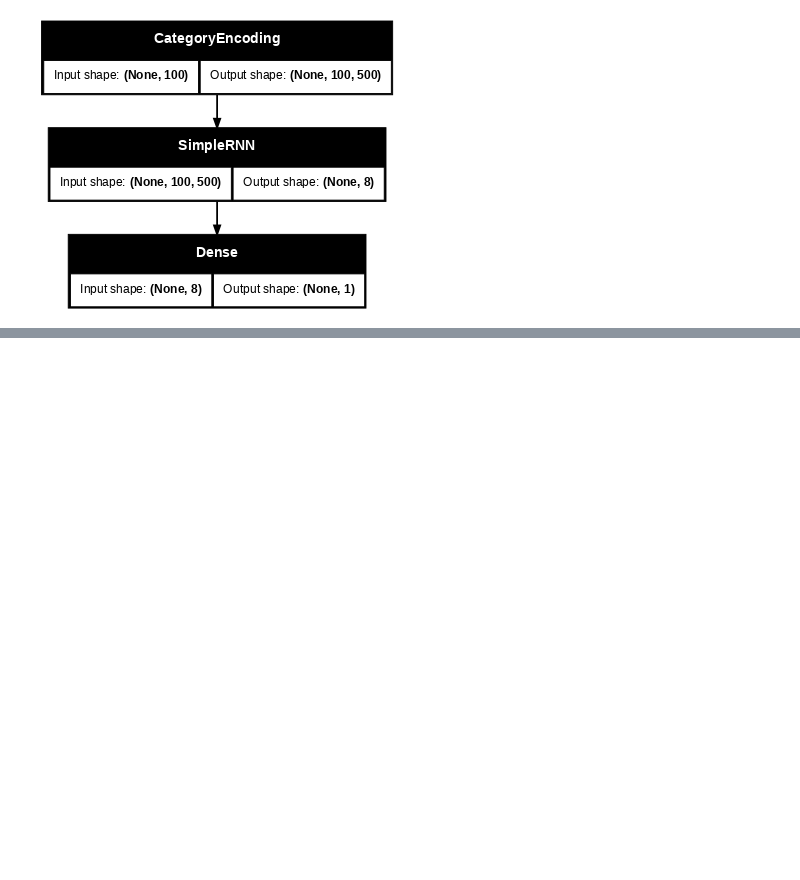
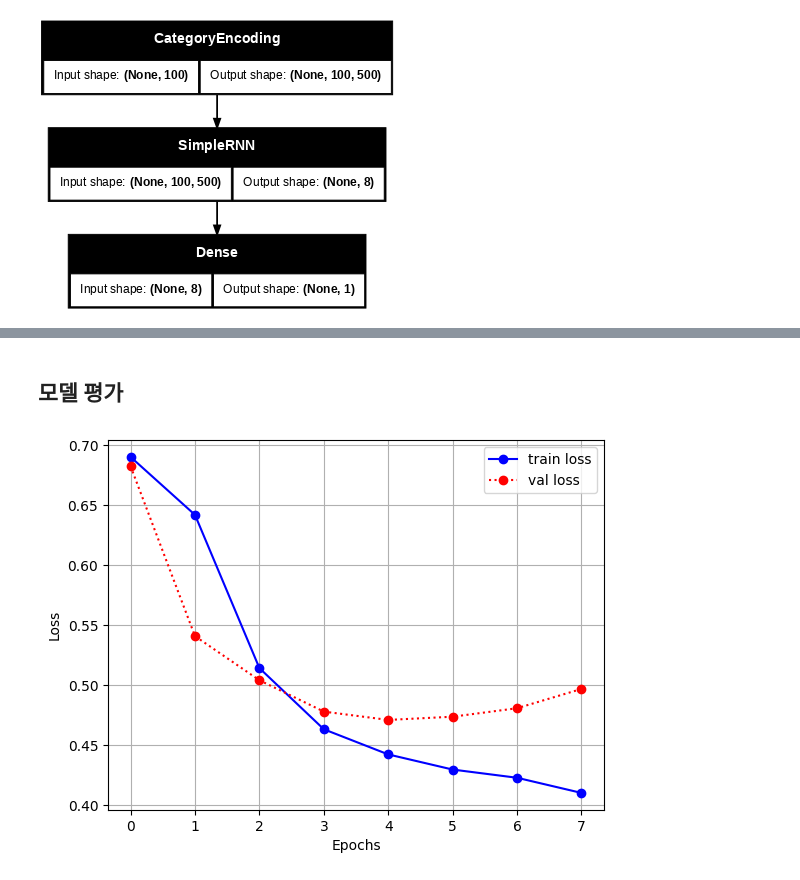
Before and after one commit to eogks1235-byte/DEEP_Learning-feat.Jake-Oh, a Jupyter notebook: ml20_rnn.ipynb, the cells around one changed output, grey strips where cells are left out. Saved outputs shown, nothing was run; the diff lists cells and outputs as text; code cells hidden in the pictures; blank space fills up the shorter version.

```diff
--- a/ml20_rnn.ipynb
+++ b/ml20_rnn.ipynb
@@ -394,0 +400,20 @@ Model: "sequential"
+# %% [markdown]
+## 모델 평가
+# %%
+def plot_train_val_loss(history):
+  # histroy: History 클래스 객체 타입. fit() 메서드 리턴값.
+  epochs= history.epoch
+  history=history.history
+
+  plt.plot(epochs, history['loss'],'bo-',label='train loss')
+  plt.plot(epochs, history['val_loss'], 'ro:', label='val loss')
+  plt.xlabel('Epochs')
+  plt.ylabel('Loss')
+  plt.legend()
+  plt.grid()
+
+  plt.show()
+# %%
+plot_train_val_loss(result)
+# %% [output]
+[figure, added]
```
Also changed, not shown: parts of 36 cells of this notebook.
